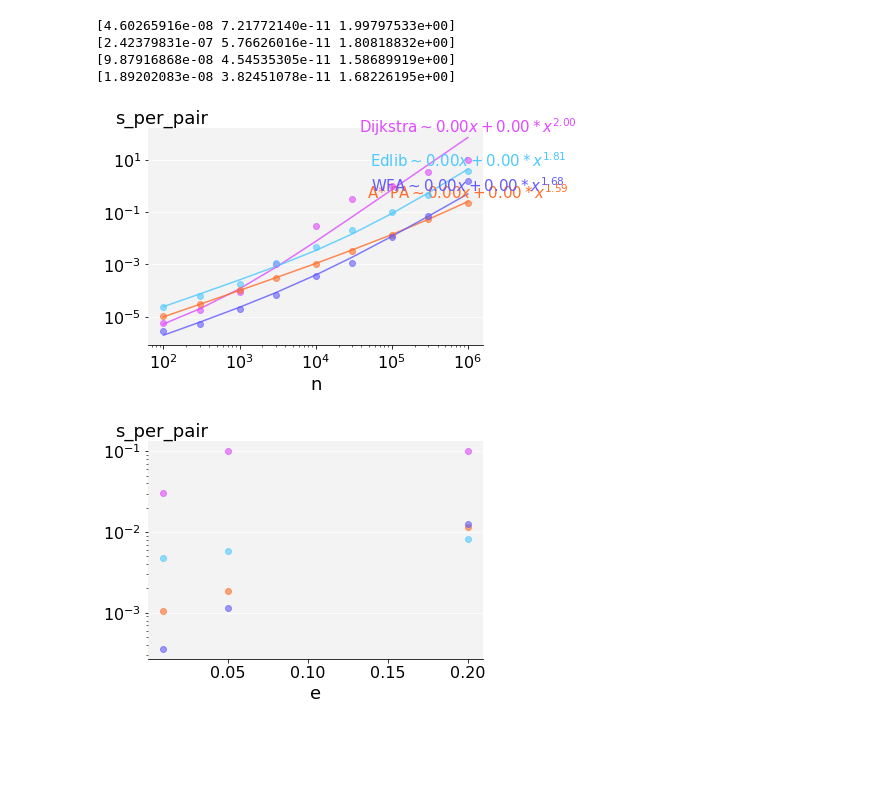
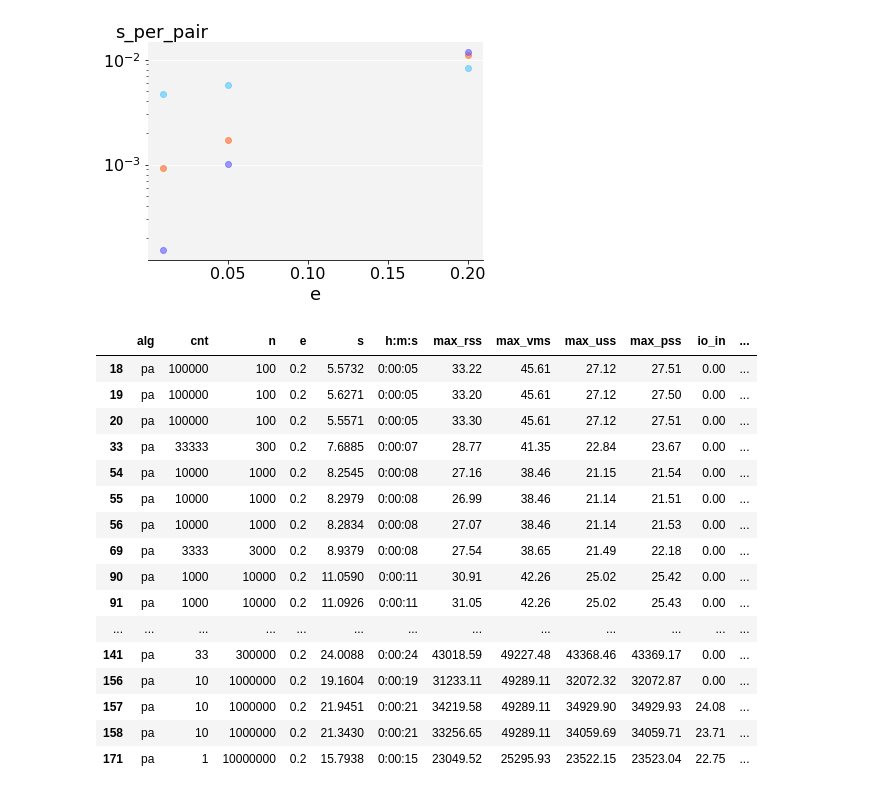
Before and after one commit to RagnarGrootKoerkamp/astar-pairwise-aligner, a Jupyter notebook: evals/benchmarks.ipynb, the cells around one changed output. Drawn from its saved outputs; the diff is of its cells as text; code cells hidden in the pictures; blank space fills up the shorter version.

```diff
--- a/evals/benchmarks.ipynb
+++ b/evals/benchmarks.ipynb
@@ -250,26 +241,31 @@ df_e = df[df.n == 100000]
-# %%
-experiment_name = 'benchmark'
-
-df = read_benchmarks('../data/table/tools_N1000000.tsv')
-
-#df['logs_per_pair'] = np.log(df['s_per_pair'])
-#display(df)
-
-df_n = df[df.e == 0.01]
-df_e = df[df.n == 10000]
-#display(df_n)
-
-# error rate
-#plot_scaling(df_n, y='logs_per_pair', x='n', prefix=experiment_name, xlog=True, ylog=True)
-#plot_scaling(df_e, y='logs_per_pair', x='e', prefix=experiment_name, xlog=True, ylog=True)
-
-plot_scaling(df_n, y='s_per_pair', x='n', prefix=experiment_name, xlog=True, ylog=True, trend_line="lin_poly")
-plot_scaling(df_e, y='s_per_pair', x='e', prefix=experiment_name, xlog=False, ylog=True, trend_line=False)
-#plot_scaling(df, y='t(map)_per_bp', x='error_rate', hline=False, prefix=experiment_name)
-# %% [output]
-[4.60265916e-08 7.21772140e-11 1.99797533e+00]
-[2.42379831e-07 5.76626016e-11 1.80818832e+00]
-[9.87916868e-08 4.54535305e-11 1.58689919e+00]
-[1.89202083e-08 3.82451078e-11 1.68226195e+00]
-[figure, removed]
-[figure, removed]
+# %%
+# SCALING WITH e
+df = read_benchmarks('../data/table/tools_N10000000.tsv').dropna()
+df = df[df.n == 10000]
+#display(df)
+plot_scaling(df, y='s_per_pair', x='e', prefix=experiment_name, xlog=False, ylog=True, trend_line=False)
+# %% [output]
+[figure, added]
+# %%
+df = read_benchmarks('../data/table/tools_N10000000.tsv').dropna()
+df = df[df.e == 0.2]
+df = df[df.alg == 'pa']
+display(df)
+# %% [output]
+|  | alg | cnt | n | e | s | h:m:s | max_rss | max_vms | max_uss | max_pss | io_in | ... |
+| 18 | pa | 100000 | 100 | 0.2 | 5.5732 | 0:00:05 | 33.22 | 45.61 | 27.12 | 27.51 | 0.00 | ... |
+| 19 | pa | 100000 | 100 | 0.2 | 5.6271 | 0:00:05 | 33.20 | 45.61 | 27.12 | 27.50 | 0.00 | ... |
+| 20 | pa | 100000 | 100 | 0.2 | 5.5571 | 0:00:05 | 33.30 | 45.61 | 27.12 | 27.51 | 0.00 | ... |
+| 33 | pa | 33333 | 300 | 0.2 | 7.6885 | 0:00:07 | 28.77 | 41.35 | 22.84 | 23.67 | 0.00 | ... |
+| 54 | pa | 10000 | 1000 | 0.2 | 8.2545 | 0:00:08 | 27.16 | 38.46 | 21.15 | 21.54 | 0.00 | ... |
+| 55 | pa | 10000 | 1000 | 0.2 | 8.2979 | 0:00:08 | 26.99 | 38.46 | 21.14 | 21.51 | 0.00 | ... |
+| 56 | pa | 10000 | 1000 | 0.2 | 8.2834 | 0:00:08 | 27.07 | 38.46 | 21.14 | 21.53 | 0.00 | ... |
+| 69 | pa | 3333 | 3000 | 0.2 | 8.9379 | 0:00:08 | 27.54 | 38.65 | 21.49 | 22.18 | 0.00 | ... |
+| 90 | pa | 1000 | 10000 | 0.2 | 11.0590 | 0:00:11 | 30.91 | 42.26 | 25.02 | 25.42 | 0.00 | ... |
+| 91 | pa | 1000 | 10000 | 0.2 | 11.0926 | 0:00:11 | 31.05 | 42.26 | 25.02 | 25.43 | 0.00 | ... |
+| ... | ... | ... | ... | ... | ... | ... | ... | ... | ... | ... | ... | ... |
+| 141 | pa | 33 | 300000 | 0.2 | 24.0088 | 0:00:24 | 43018.59 | 49227.48 | 43368.46 | 43369.17 | 0.00 | ... |
+| 156 | pa | 10 | 1000000 | 0.2 | 19.1604 | 0:00:19 | 31233.11 | 49289.11 | 32072.32 | 32072.87 | 0.00 | ... |
+| 157 | pa | 10 | 1000000 | 0.2 | 21.9451 | 0:00:21 | 34219.58 | 49289.11 | 34929.90 | 34929.93 | 24.08 | ... |
+| 158 | pa | 10 | 1000000 | 0.2 | 21.3430 | 0:00:21 | 33256.65 | 49289.11 | 34059.69 | 34059.71 | 23.71 | ... |
+| 171 | pa | 1 | 10000000 | 0.2 | 15.7938 | 0:00:15 | 23049.52 | 25295.93 | 23522.15 | 23523.04 | 22.75 | ... |
```
Also changed, not shown: parts of 5 cells of this notebook.
